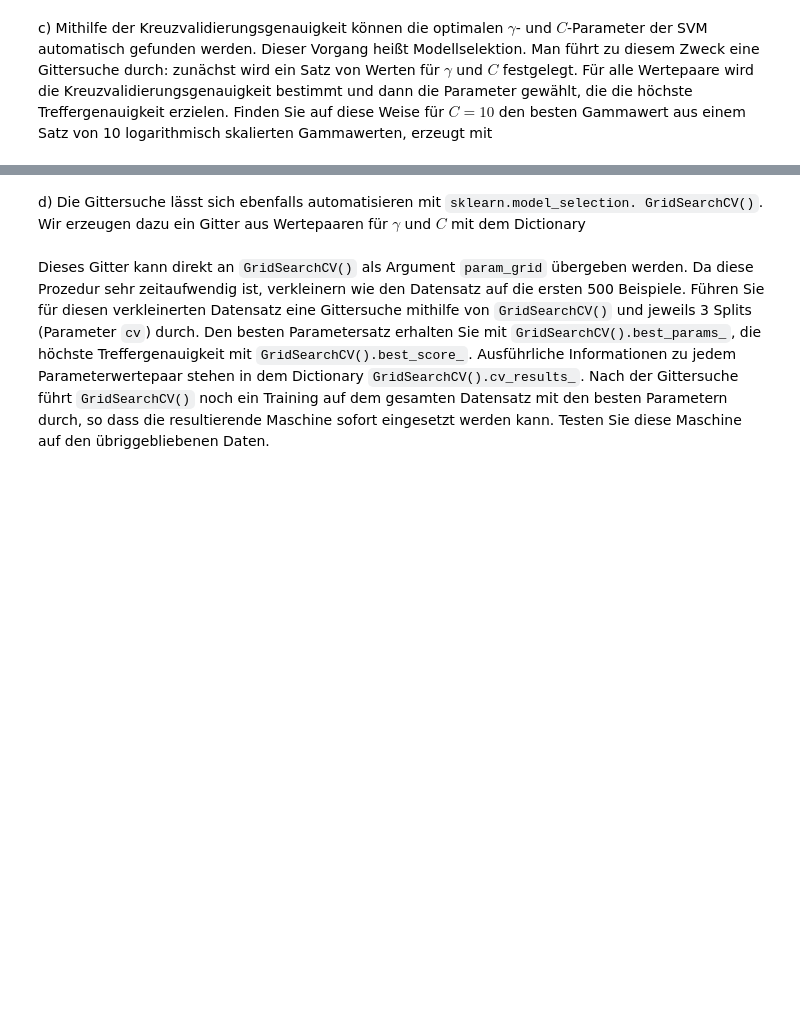
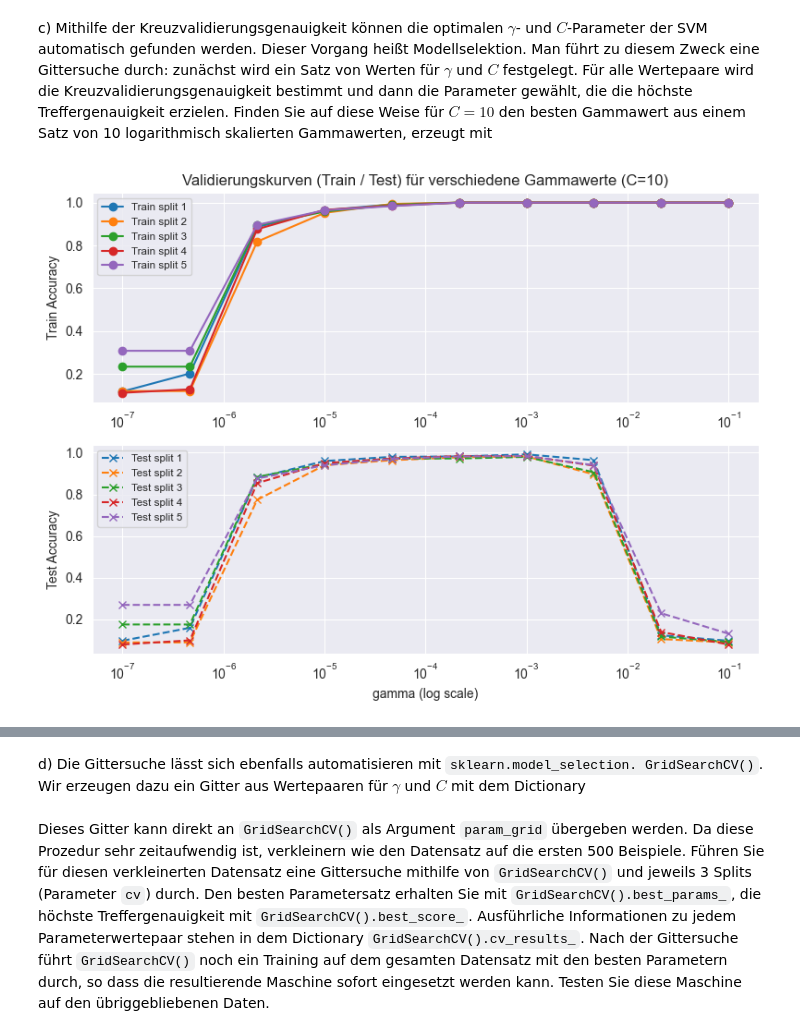
Before and after one commit to haasentimo/MachineLearning, a Jupyter notebook: Aufgabe3/SVMs_Random_Forests_Boosting.ipynb, the cells around one changed output, grey strips where cells are left out. Cells and saved outputs as stored; diff of their text form; code cells hidden in the pictures; blank space fills up the shorter version.

```diff
--- a/Aufgabe3/SVMs_Random_Forests_Boosting.ipynb
+++ b/Aufgabe3/SVMs_Random_Forests_Boosting.ipynb
@@ -112,3 +120,21 @@ Bei der Methode der Kreuzvalidierung wird der zufällige Split in Trainings- und
 Aufgaben:
 # %% [markdown]
 a) Erzeugen Sie zunächst 3 Sätze und trainieren Sie für jeden Satz eine SVM mit $\gamma = 0.001$ und $C = 1$ und geben Sie jeweils die Treffergenauigkeit für Trainings- und Testdatensatz aus. Die Ergebnisse sollten ähnlich wie in Aufgabe 1b aussehen.
+# %%
+from sklearn.model_selection import ShuffleSplit
+from sklearn.svm import SVC
+
+svm_fold = SVC(kernel='rbf', gamma=0.001, C=1.0)
+sss = ShuffleSplit(n_splits=3, test_size=0.4, random_state=42)
+
+
+for i, (train_idx, test_idx) in enumerate(sss.split(digits.data, digits.target)):
+    X_train, X_test = digits.data[train_idx], digits.data[test_idx]
+    y_train, y_test = digits.target[train_idx], digits.target[test_idx]
+
+    svm_fold.fit(X_train, y_train)
+
+    train_acc = svm_fold.score(X_train, y_train)
+    test_acc = svm_fold.score(X_test, y_test)
+
+    print(f"Split {i}: train_acc={train_acc:.4f}, test_acc={test_acc:.4f}")
@@ -118,5 +183,68 @@ b) Statt wie in 2a von Hand vorzugehen gibt es in *Scikit Learn* die bereits vor
 c) Mithilfe der Kreuzvalidierungsgenauigkeit können die optimalen $\gamma$- und $C$-Parameter der SVM automatisch gefunden werden. Dieser Vorgang heißt Modellselektion. Man führt zu diesem Zweck eine Gittersuche durch: zunächst wird ein Satz von Werten für $\gamma$ und $C$ festgelegt. Für alle Wertepaare wird die Kreuzvalidierungsgenauigkeit bestimmt und dann
 die Parameter gewählt, die die höchste Treffergenauigkeit erzielen. Finden Sie auf diese Weise für $C = 10$ den besten Gammawert aus einem Satz von 10 logarithmisch skalierten Gammawerten, erzeugt mit
 # %%
+# python
 import numpy as np
+import matplotlib.pyplot as plt
+from sklearn.datasets import load_digits
+from sklearn.model_selection import ShuffleSplit
+from sklearn.svm import SVC
+
+digits = load_digits()
 gammas = np.logspace(-7, -1, 10)
+C = 10.0
+n_splits = 5
+train_size = 500
+test_size = 500
+
+ss = ShuffleSplit(n_splits=n_splits, train_size=train_size, test_size=test_size, random_state=42)
+
+train_scores = np.zeros((n_splits, len(gammas)))
+test_scores = np.zeros((n_splits, len(gammas)))
+
+for si, (train_idx, test_idx) in enumerate(ss.split(digits.data, digits.target)):
+    X_train, X_test = digits.data[train_idx], digits.data[test_idx]
+    y_train, y_test = digits.target[train_idx], digits.target[test_idx]
+    for gi, g in enumerate(gammas):
+        clf = SVC(kernel='rbf', gamma=g, C=C)
+        clf.fit(X_train, y_train)
+        train_scores[si, gi] = clf.score(X_train, y_train)
+        test_scores[si, gi] = clf.score(X_test, y_test)
+
+# Plot: Trainings- und Testkurven (je Split) in zwei Subplots
+plt.figure(figsize=(8, 6))
+plt.subplot(2, 1, 1)
+for i in range(n_splits):
+    plt.semilogx(gammas, train_scores[i], marker='o', label=f'Train split {i+1}')
+plt.ylabel('Train Accuracy')
+plt.title('Validierungskurven (Train / Test) für verschiedene Gammawerte (C=10)')
+plt.legend(loc='upper left', fontsize='small')
+
+plt.subplot(2, 1, 2)
+for i in range(n_splits):
+    plt.semilogx(gammas, test_scores[i], marker='x', linestyle='--', label=f'Test split {i+1}')
+plt.xlabel('gamma (log scale)')
+plt.ylabel('Test Accuracy')
+
+plt.legend(loc='upper left', fontsize='small')
+plt.tight_layout()
+plt.show()
+
+# Zusammenfassung: Mittelwerte und Bestes Gamma
+mean_train = train_scores.mean(axis=0)
+mean_test = test_scores.mean(axis=0)
+best_idx = np.argmax(mean_test)
+best_gamma = gammas[best_idx]
+
+print(f"Bestes Gamma (höchste mittlere Test-Accuracy): {best_gamma:.1e}")
+for gi, g in enumerate(gammas):
+    print(f"gamma={g: .1e}: mean_train={mean_train[gi]:.4f}, mean_test={mean_test[gi]:.4f}")
+
+# Einfache Klassifikation von Under/Overfitting-Bereichen
+underfit = [g for gi, g in enumerate(gammas) if mean_train[gi] < 0.90 and abs(mean_train[gi] - mean_test[gi]) < 0.02]
+overfit = [g for gi, g in enumerate(gammas) if (mean_train[gi] - mean_test[gi]) > 0.05]
+
+print("\nUngefähr Underfitting bei Gamma-Werten:", [f"{g:.1e}" for g in underfit] or "keine")
+print("Ungefähr Overfitting bei Gamma-Werten:", [f"{g:.1e}" for g in overfit] or "keine")
+# %% [output]
+[figure, added]
```
Also changed, not shown: parts of 8 cells of this notebook.
